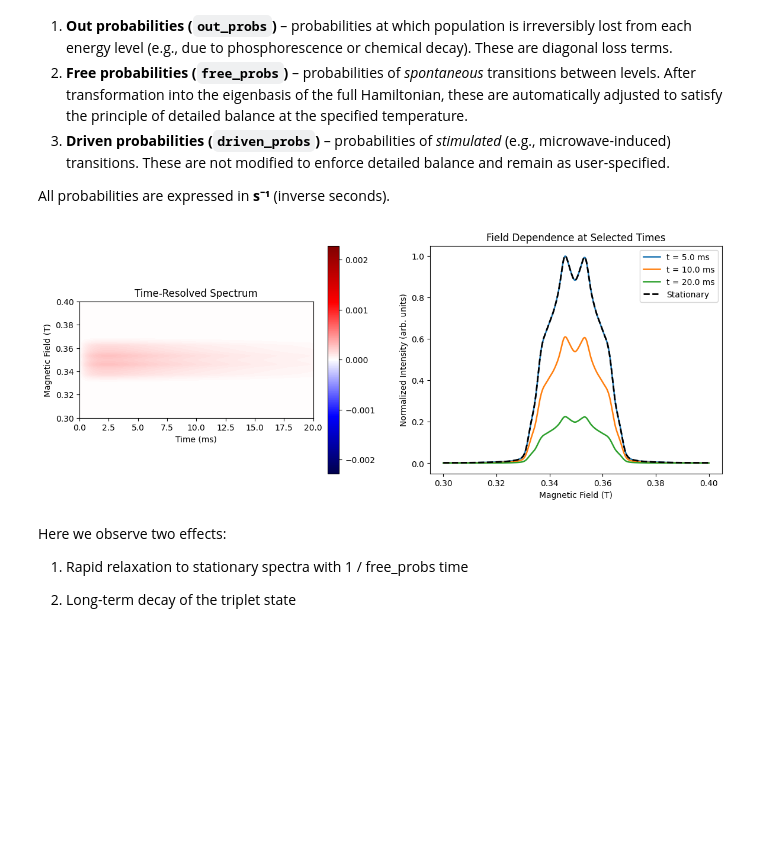
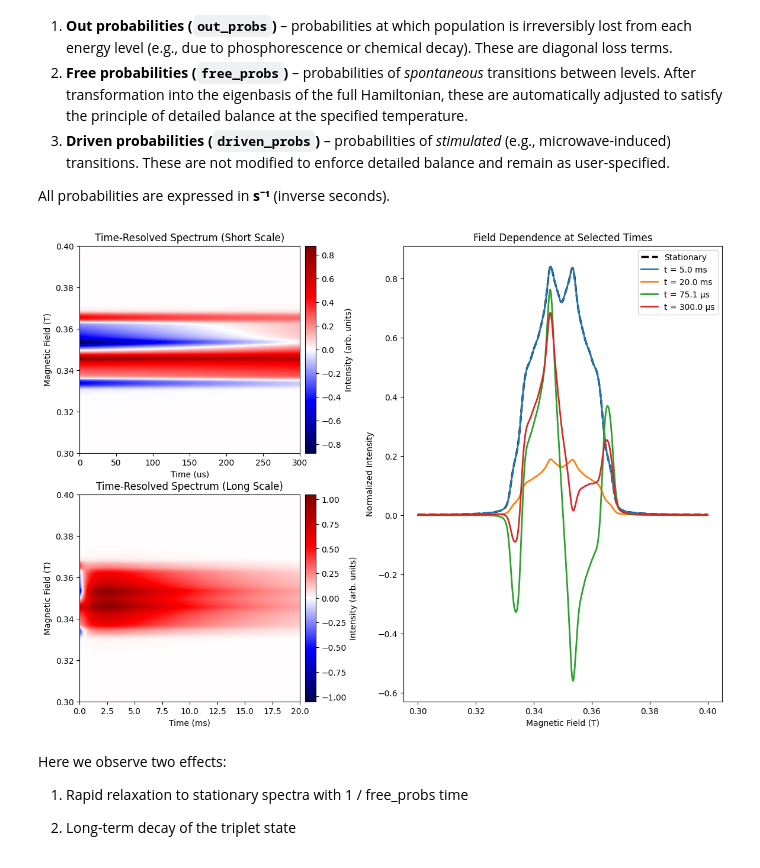
Before and after one commit to ArkadySamsonenkoWork/MarS, a Jupyter notebook: docs/source/examples/examples_for_documentation/example_5.ipynb, the cells around one changed output. Cells and saved outputs as stored; diff of their text form; code cells hidden in the pictures; blank space fills up the shorter version.

```diff
--- a/docs/source/examples/examples_for_documentation/example_5.ipynb
+++ b/docs/source/examples/examples_for_documentation/example_5.ipynb
@@ -48,6 +44,6 @@ Some stuff might fail: issue in joblib
 # %%
 dtype = torch.float64
-device = torch.device("cuda") if torch.cuda.is_available() else torch.device("cpu")
+device = torch.device("cpu")
 # %% [markdown]
 # 1. Context Logic and Spin-Polarized Systems
 
@@ -103,15 +103,15 @@ Let's create Context object. It takes:
 5. **Custom tensor**: Explicit transformation matrix with shape [...R, 1 ,N, N], where N is spin dimension, R is numer of orientations
 # %%
 # Let's create some spectra with polarization
-initial_populations = [0.2, 0.3, 0.5]
-context = population.Context(sample=sample, basis=None, init_populations=initial_populations, device=device, dtype=dtype)
+init_populations = [0.2, 0.3, 0.5]
+context = population.Context(sample=triplet, basis=None, init_populations=init_populations, device=device, dtype=dtype)
 # Here we define Context with populations given in the Hamiltonian eigen basis in magnetic field
 
 
 # StationarySpectra can take context to compute spin-polarized spectra
 spectra_creator = spectra_manager.StationarySpectra(
     freq=9.8e9,    # Frequency in Hz
-    sample=sample,
+    sample=triplet,
     harmonic=0, # absorbtion
     context=context,
     device=device,
@@ -122,7 +122,7 @@ spectra_creator = spectra_manager.StationarySpectra(
 fields = torch.linspace(0.30, 0.40, 1000, dtype=dtype, device=device)  # Field in Tesla
 
 # Calculate spectrum
-spectrum = spectra_creator(sample, fields)
+spectrum = spectra_creator(triplet, fields)
 
 # Plot the result
 plt.figure(figsize=(10, 6))
@@ -144,7 +144,7 @@ Now, Let's plot spectra with populations given at all possible predefined basis
 def get_spectrum_with_context(context):
     spectra_creator = spectra_manager.StationarySpectra(
     freq=9.8e9,    # Frequency in Hz
-    sample=sample,
+    sample=triplet,
     harmonic=0, # absorbtion
     context=context,
     temperature=300.0,
@@ -155,7 +155,7 @@ def get_spectrum_with_context(context):
     # Define magnetic field range for simulation
     fields = torch.linspace(0.30, 0.40, 1000, dtype=dtype, device=device)  # Field in Tesla
     # Calculate spectrum
-    spectrum = spectra_creator(sample, fields)
+    spectrum = spectra_creator(triplet, fields)
 
     return fields.cpu().numpy(), spectrum.cpu().numpy() / max(abs(spectrum.cpu().numpy()))
 # %%
@@ -288,7 +252,8 @@ In MarS, relaxation within the population (kinetic) paradigm is defined by three
 
 All probabilities are expressed in **s⁻¹** (inverse seconds).
 # %%
-initial_populations = [0.5, 0.5, 0.5] # Let's make them equel
+init_populations = [0.5015, 0.5, 0.5015] # Let's make them almoust equel
+init_populations  = [pop / sum(init_populations) for pop in init_populations]
 
 out_probs = torch.tensor([1.0, 1.0, 1.0], device=device, dtype=dtype) * 100 # 10 ms is some depopulation time
 
@@ -301,5 +266,5 @@ free_probs = torch.tensor([[0.0, 1.0, 0.0],
 # No driven transitions in this example
 driven_probs = None # Do not consider it here.
 
-context = population.Context(sample=sample, basis="eigen", init_populations=initial_populations, out_probs=out_probs, free_probs=free_probs, device=device, dtype=dtype)
+context = population.Context(sample=triplet, basis="eigen", init_populations=init_populations, out_probs=out_probs, free_probs=free_probs, device=device, dtype=dtype)
 # %%
@@ -349,25 +311,54 @@ middle_time_spectrum = to_numpy(spectrum_tr_2d[tot_points // 2, :])  / normaliza
 # %%
-fig, (ax1, ax2) = plt.subplots(1, 2, figsize=(14, 5))
+# Create figure with mosaic layout
+fig, axes = plt.subplot_mosaic([["short", "slices"], ["long", "slices"]], figsize=(14, 10),
+                                gridspec_kw={"width_ratios": [1, 1.2]})
 
-plt.sca(ax1)
-plot_heat_map(fields_np, time_np, spectrum_tr_2d_np)
-plt.xlabel("Time (ms)")
-plt.ylabel("Magnetic Field (T)")
-plt.title("Time-Resolved Spectrum")
+# Short timescale heatmap
+plt.sca(axes["short"])
+visualization.plot_2d_timeresolved(
+    fields, time_short, spectrum_pop_short_np,
+    time_unit="us",
+)
+plt.title("Time-Resolved Spectrum (Short Scale)")
 
-plt.sca(ax2)
-plt.plot(fields_np, quart_time_spectrum, label=f"t = {t_quart*1e3:.1f} ms", lw=1.8)
-plt.plot(fields_np, middle_time_spectrum, label=f"t = {t_mid*1e3:.1f} ms", lw=1.8)
-plt.plot(fields_np, end_time_spectrum, label=f"t = {t_end*1e3:.1f} ms", lw=1.8)
-plt.plot(fields_np, stationary_spectrum, '--', label="Stationary", lw=2.0, color='black')
+# Long timescale heatmap
+plt.sca(axes["long"])
+visualization.plot_2d_timeresolved(
+    fields, time_long, spectrum_pop_long_np,
+    time_unit="ms",
+)
+plt.title("Time-Resolved Spectrum (Long Scale)")
+
+# Field slices at specific times
+plt.sca(axes["slices"])
+plt.plot(fields.cpu().numpy(), stationary_spectrum, "--k", lw=2.5, label="Stationary")
+
+# Long timescale slices
+for idx in long_scale_points:
+    t_val = time_long[idx].item()
+    visualization.plot_field_dependence(
+        t_val, fields, time_long, spectrum_pop_long_np,
+        label=f"t = {t_val*1000:.1f} ms",
+        lw=2
+    )
+
+# Short timescale slices
+for idx in short_scale_points:
+    t_val = time_short[idx].item()
+    visualization.plot_field_dependence(
+        t_val, fields, time_short, spectrum_pop_short_np,
+        label=f"t = {t_val*1e6:.1f} μs",
+        lw=2
+    )
+
 plt.xlabel("Magnetic Field (T)")
-plt.ylabel("Normalized Intensity (arb. units)")
+plt.ylabel("Normalized Intensity")
 plt.title("Field Dependence at Selected Times")
-plt.legend()
+plt.legend(loc="best")
 
 plt.show()
 # %% [output]
-[figure, old version]
+[figure, new version]
 # %% [markdown]
 Here we observe two effects:
 
```
Also changed, not shown: parts of 43 cells of this notebook, 52 other files.
